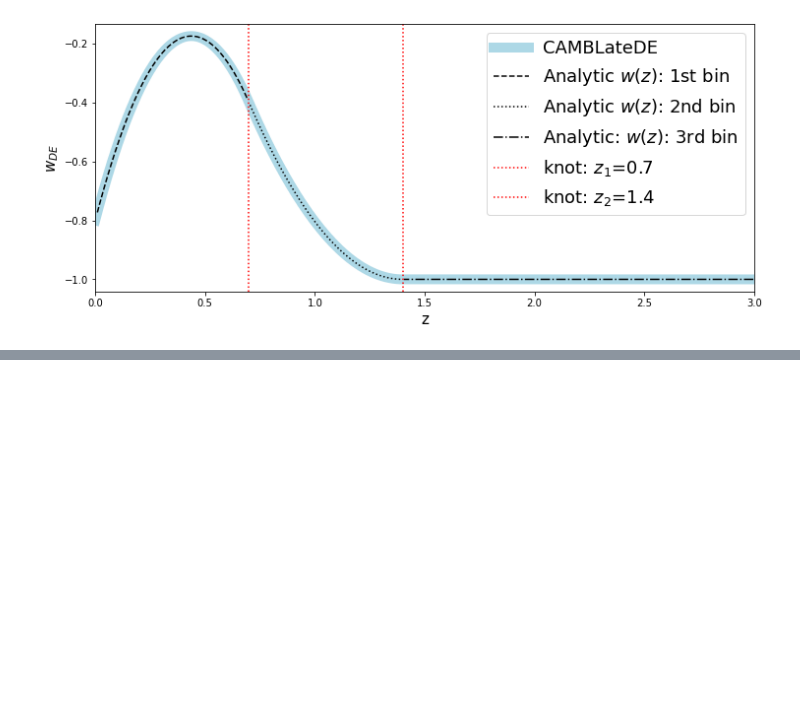
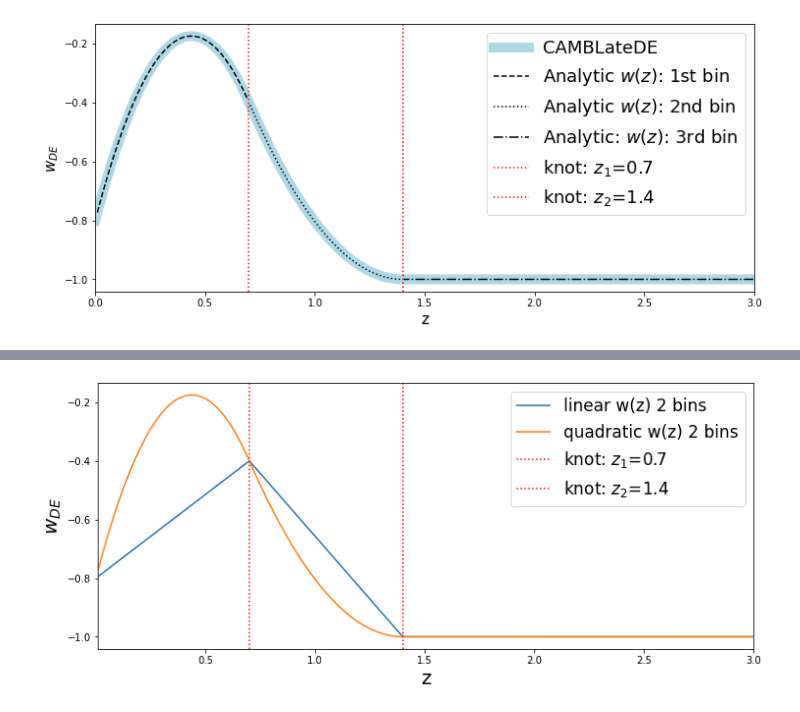
Before and after one commit to SBU-COSMOLIKE/CAMB, a Jupyter notebook: docs/LateDE_test.ipynb, the cells around one changed output, grey strips where cells are left out. Saved outputs shown, nothing was run; the diff lists cells and outputs as text; code cells hidden in the pictures; blank space fills up the shorter version.

```diff
--- a/docs/LateDE_test.ipynb
+++ b/docs/LateDE_test.ipynb
@@ -1721,3 +1725,5 @@ latede_delta_cdm = latede_results.get_redshift_evolution(k, redshift, 'delta_cdm
+# %%
+linear_wde = w_test
 # %%
 # DE energy density
 z = redshift
@@ -1929,0 +1958,2 @@ plt.xlim(0,3);
+# %%
+quadratic_wde = w_test
@@ -1929,0 +1991,11 @@ plt.xlim(0,3);
+# %%
+plt.plot(redshift,linear_wde,label='linear w(z) 2 bins')
+plt.plot(redshift,quadratic_wde,label='quadratic w(z) 2 bins')
+plt.axvline(x = z1,ls=':',c='r',label=r'knot: $z_1$={}'.format(z1))
+plt.axvline(x = z2,ls=':',c='r',label=r'knot: $z_2$={}'.format(z2))
+plt.legend(loc='best',fontsize=17)
+plt.xlabel('z',fontsize=20)
+plt.ylabel(r'$w_{DE}$',fontsize=20)
+plt.xlim(0.01,3);
+# %% [output]
+[figure, added]
```
Also changed, not shown: parts of 9 cells of this notebook, 1 other file.
